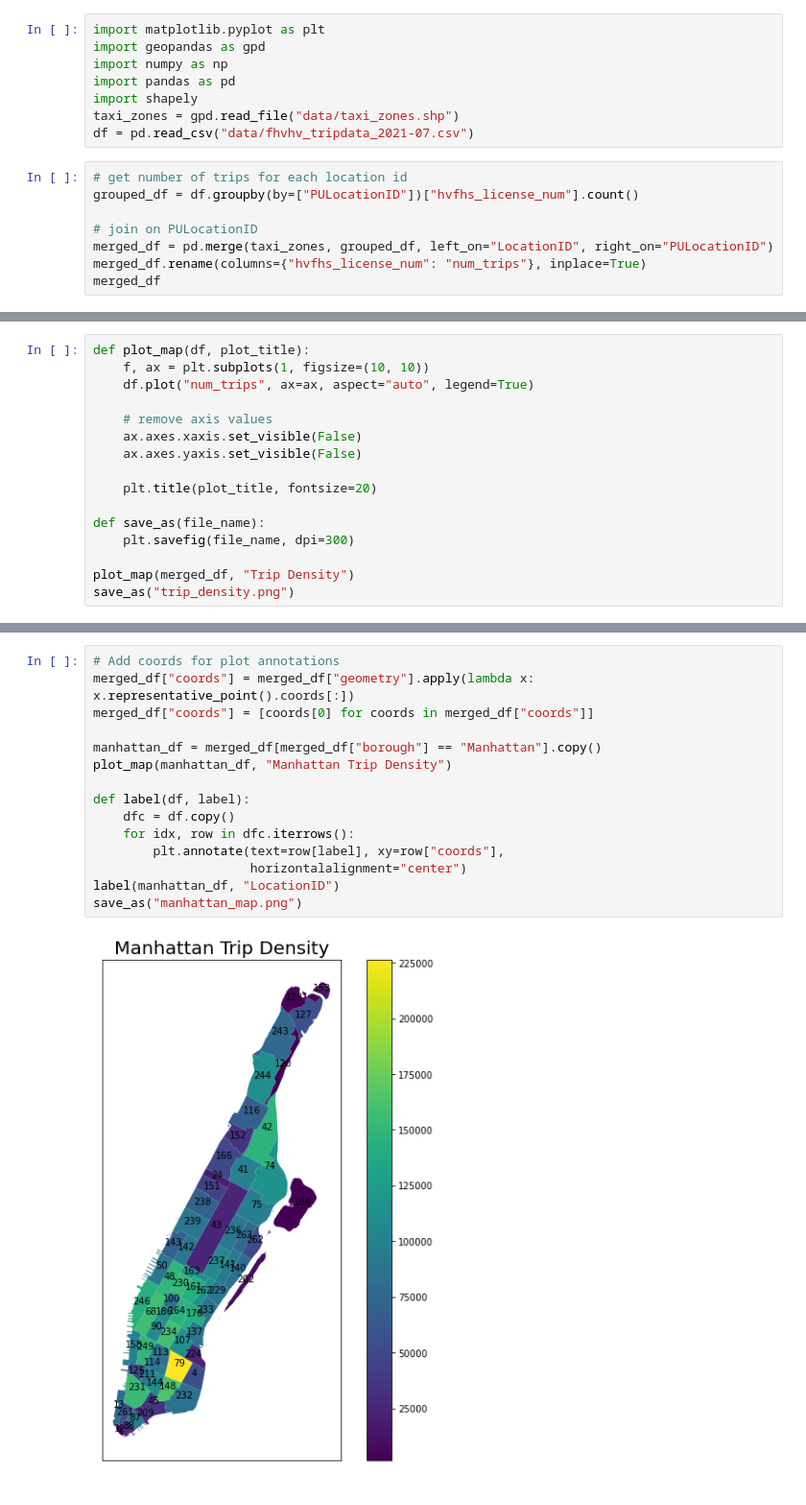
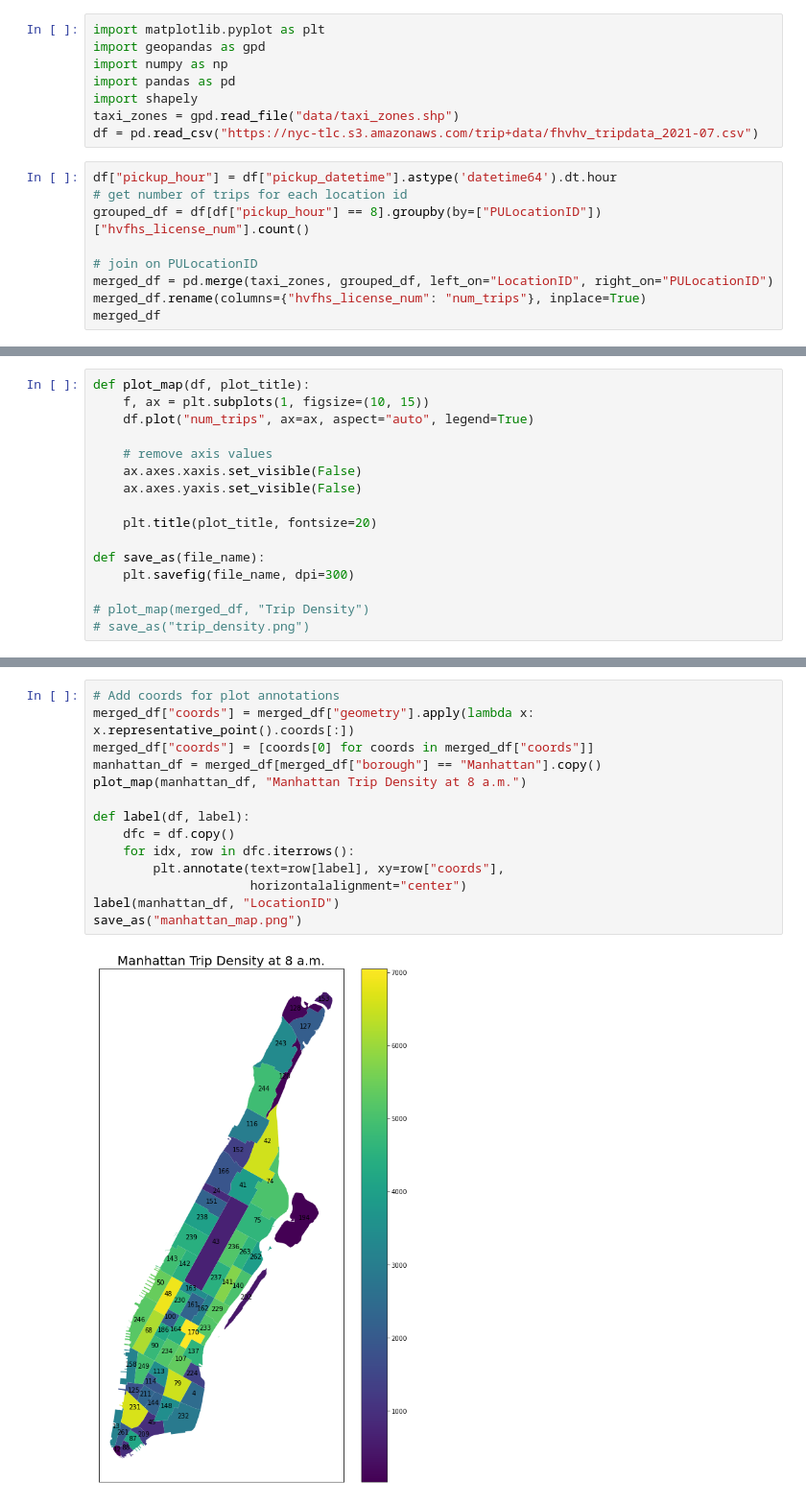
Before and after one commit to rafaelvchaves/orie3120-project, a Jupyter notebook: trip_density_map.ipynb, the cells around one changed output, grey strips where cells are left out. Shown at 96% size. Saved outputs shown, nothing was run; the diff lists cells and outputs as text.

```diff
--- a/trip_density_map.ipynb
+++ b/trip_density_map.ipynb
@@ -5,10 +5,11 @@ import numpy as np
 import pandas as pd
 import shapely
 taxi_zones = gpd.read_file("data/taxi_zones.shp")
-df = pd.read_csv("data/fhvhv_tripdata_2021-07.csv")
+df = pd.read_csv("https://nyc-tlc.s3.amazonaws.com/trip+data/fhvhv_tripdata_2021-07.csv")
 # %%
+df["pickup_hour"] = df["pickup_datetime"].astype('datetime64').dt.hour
 # get number of trips for each location id
-grouped_df = df.groupby(by=["PULocationID"])["hvfhs_license_num"].count()
+grouped_df = df[df["pickup_hour"] == 8].groupby(by=["PULocationID"])["hvfhs_license_num"].count()
 
 # join on PULocationID
 merged_df = pd.merge(taxi_zones, grouped_df, left_on="LocationID", right_on="PULocationID")
@@ -31,6 +32,6 @@ merged_df
 # %%
 def plot_map(df, plot_title):
-    f, ax = plt.subplots(1, figsize=(10, 10))
+    f, ax = plt.subplots(1, figsize=(10, 15))
     df.plot("num_trips", ax=ax, aspect="auto", legend=True)
 
     # remove axis values
@@ -42,5 +43,5 @@ def plot_map(df, plot_title):
 def save_as(file_name):
     plt.savefig(file_name, dpi=300)
 
-plot_map(merged_df, "Trip Density")
-save_as("trip_density.png")
+# plot_map(merged_df, "Trip Density")
+# save_as("trip_density.png")
@@ -49,17 +48,16 @@ save_as("trip_density.png")
 # %%
 # Add coords for plot annotations
 merged_df["coords"] = merged_df["geometry"].apply(lambda x: x.representative_point().coords[:])
 merged_df["coords"] = [coords[0] for coords in merged_df["coords"]]
-
 manhattan_df = merged_df[merged_df["borough"] == "Manhattan"].copy()
-plot_map(manhattan_df, "Manhattan Trip Density")
+plot_map(manhattan_df, "Manhattan Trip Density at 8 a.m.")
 
 def label(df, label):
     dfc = df.copy()
     for idx, row in dfc.iterrows():
         plt.annotate(text=row[label], xy=row["coords"],
                      horizontalalignment="center")
 label(manhattan_df, "LocationID")
 save_as("manhattan_map.png")
 # %% [output]
-[figure, old version]
+[figure, new version]
```
Also changed, not shown: parts of 3 cells of this notebook.
